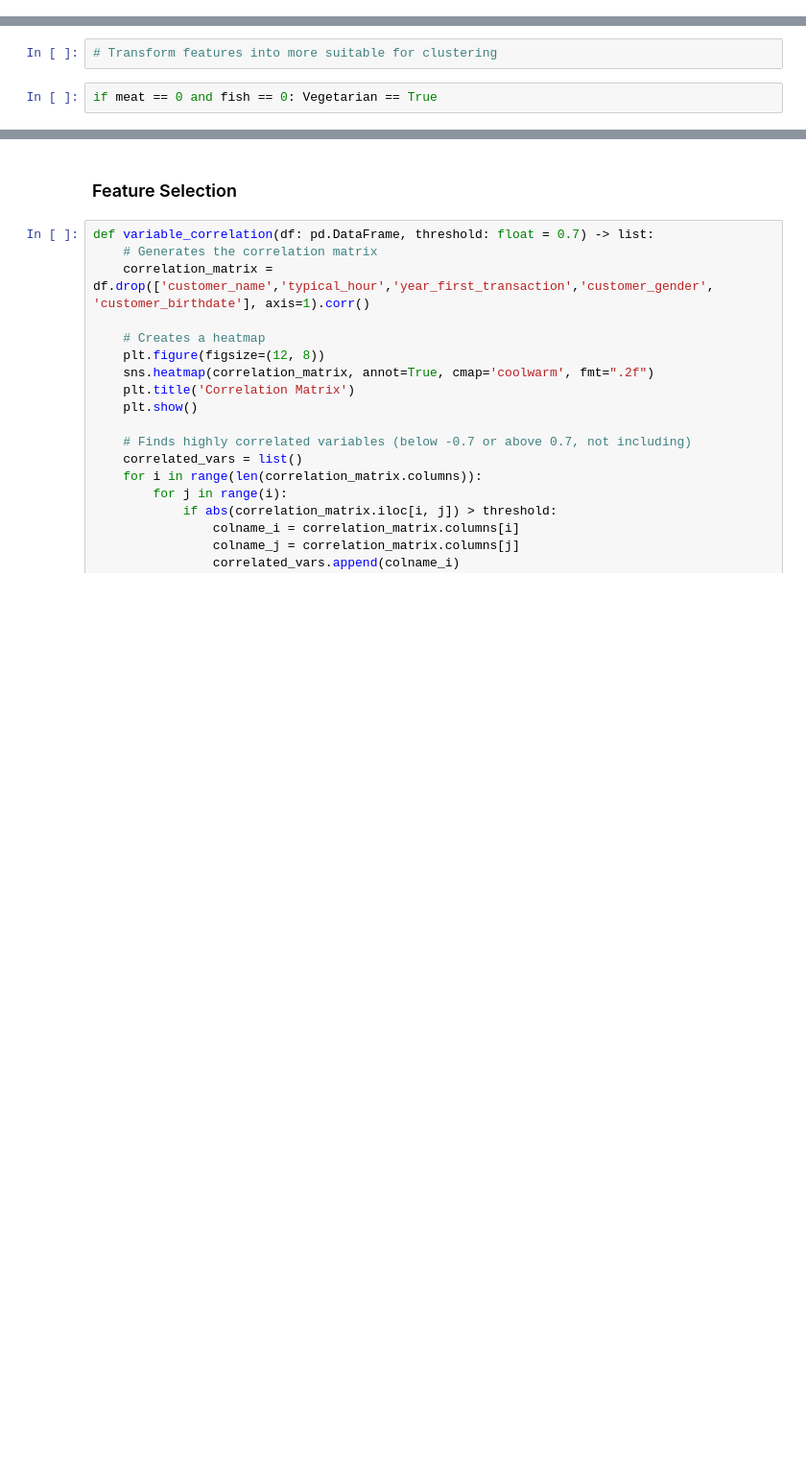
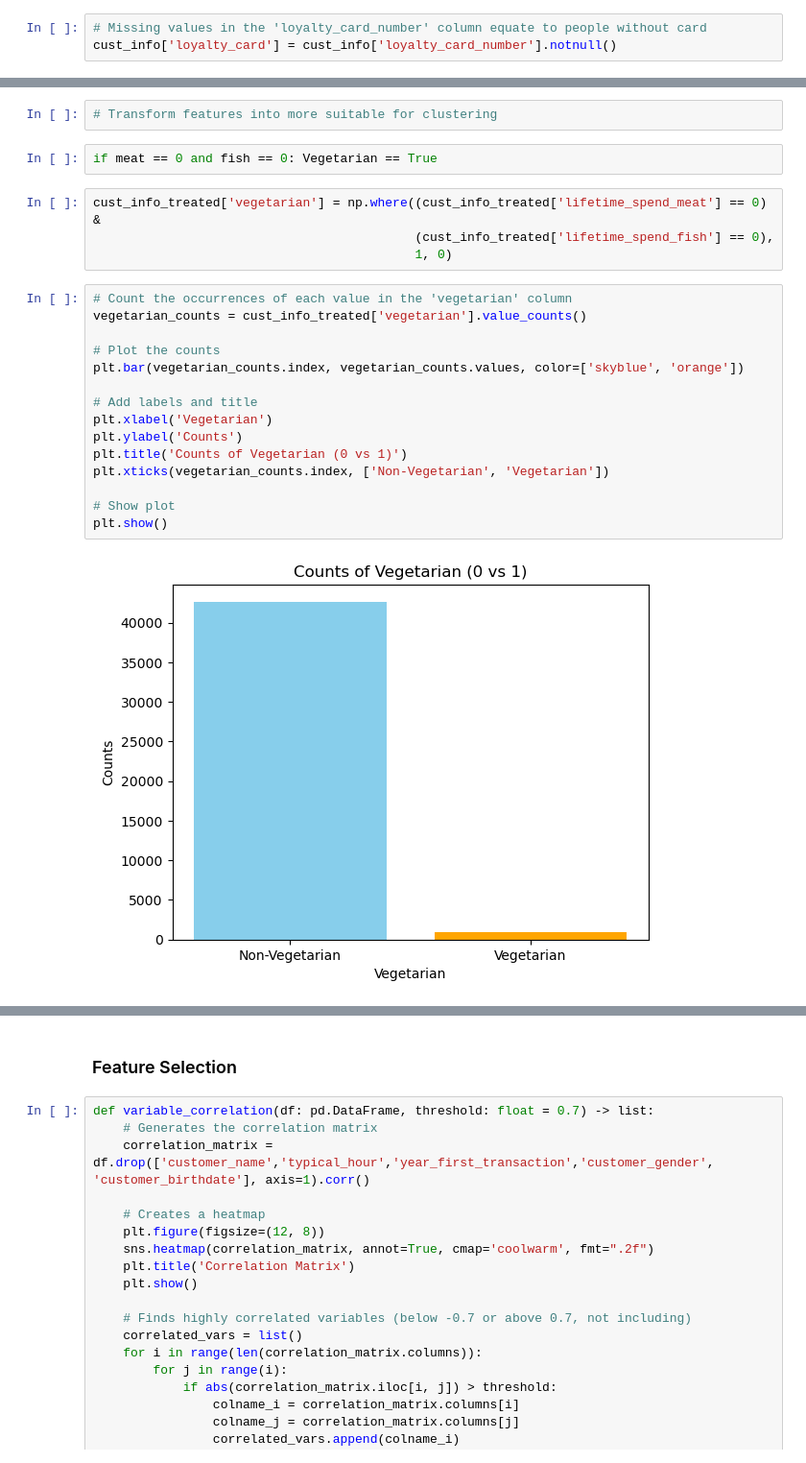
Before and after one commit to mitoma10110/ML2_Project, a Jupyter notebook: preproc_testing.ipynb, the cells around one changed output, grey strips where cells are left out. Shown: that part at 96% size. Saved outputs shown, nothing was run; the diff lists cells and outputs as text; blank space fills up the shorter version.

Commit message:
Added vegetarian, education and loyalty card boolean

```diff
--- a/preproc_testing.ipynb
+++ b/preproc_testing.ipynb
@@ -167,6 +167,9 @@ plt.show()
 ## Preprocessing
 # %% [markdown]
 ### Missing values
+# %%
+# Missing values in the 'loyalty_card_number' column equate to people without card
+cust_info['loyalty_card'] = cust_info['loyalty_card_number'].notnull()
 # %%
 def knn_imputing(df:pd.DataFrame) -> pd.DataFrame:
     df_numeric = df.select_dtypes(include='number')
@@ -267,3 +270,24 @@ cust_info_treated = float_converter(cust_info, float64_cols)
 # Transform features into more suitable for clustering
 # %%
 if meat == 0 and fish == 0: Vegetarian == True
+# %%
+cust_info_treated['vegetarian'] = np.where((cust_info_treated['lifetime_spend_meat'] == 0) &
+                                           (cust_info_treated['lifetime_spend_fish'] == 0),
+                                           1, 0)
+# %%
+# Count the occurrences of each value in the 'vegetarian' column
+vegetarian_counts = cust_info_treated['vegetarian'].value_counts()
+
+# Plot the counts
+plt.bar(vegetarian_counts.index, vegetarian_counts.values, color=['skyblue', 'orange'])
+
+# Add labels and title
+plt.xlabel('Vegetarian')
+plt.ylabel('Counts')
+plt.title('Counts of Vegetarian (0 vs 1)')
+plt.xticks(vegetarian_counts.index, ['Non-Vegetarian', 'Vegetarian'])
+
+# Show plot
+plt.show()
+# %% [output]
+[figure, added]
```
Also changed, not shown: parts of 3 cells of this notebook.
